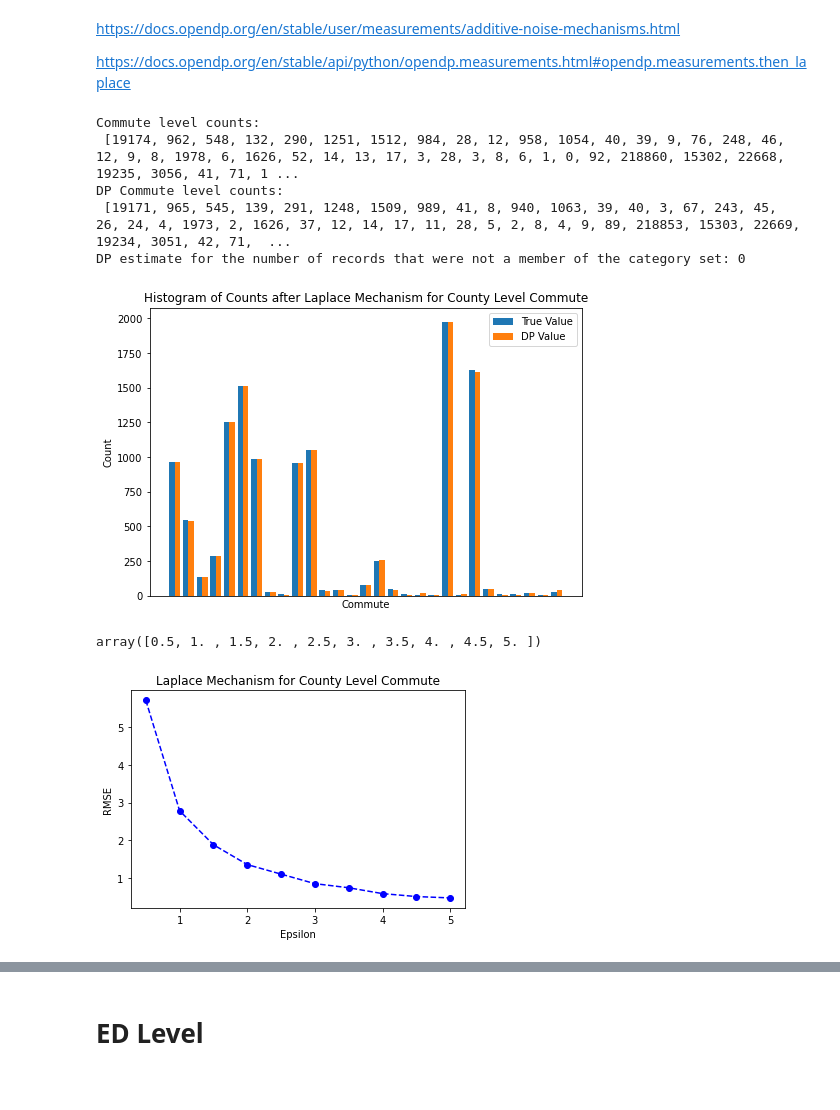
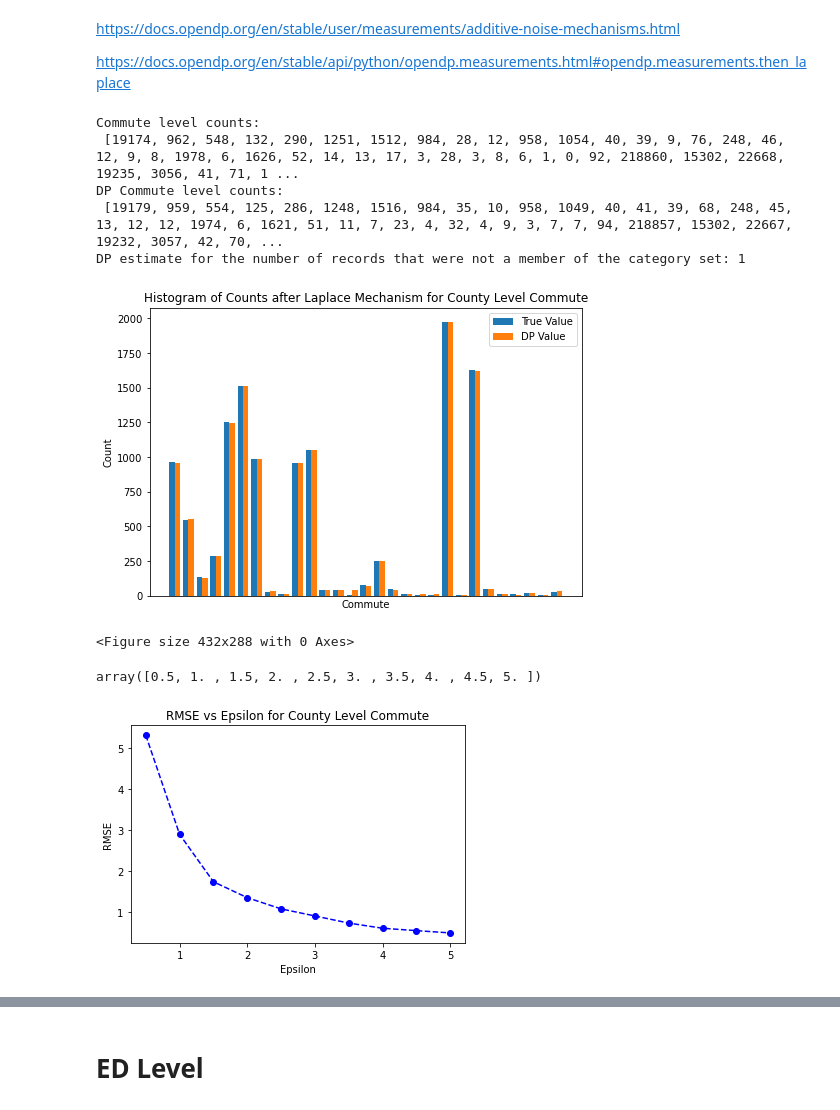
Before and after one commit to avalouisefinnegan/Thesis_DP, a Jupyter notebook: central_dp_laplace.ipynb, the cells around one changed output, grey strips where cells are left out. Cells and saved outputs as stored; diff of their text form; code cells hidden in the pictures.

```diff
--- a/central_dp_laplace.ipynb
+++ b/central_dp_laplace.ipynb
@@ -95,9 +89,11 @@ all_county_elapsed_time = []
 for epsilon in budget:
     #d_in is the sensistivity
     #d_out is the privacy budget ie.epsilon
-    noisy_histogram = dp.binary_search_chain(
-        lambda s: histogram >> dp.m.then_laplace(scale=s),
-        d_in=max_influence, d_out=epsilon)
+    # noisy_histogram = dp.binary_search_chain(
+    #     lambda s: histogram >> dp.m.then_laplace(scale=s),
+    #     d_in=max_influence, d_out=epsilon)
+
+    noisy_histogram = histogram >> dp.m.then_base_discrete_laplace(scale = max_influence/epsilon)
 
     start_time = time.time()
     released_counts = noisy_histogram(county_data)
@@ -118,13 +114,15 @@ print("DP estimate for the number of records that were not a member of the categ
 Commute level counts:
  [19174, 962, 548, 132, 290, 1251, 1512, 984, 28, 12, 958, 1054, 40, 39, 9, 76, 248, 46, 12, 9, 8, 1978, 6, 1626, 52, 14, 13, 17, 3, 28, 3, 8, 6, 1, 0, 92, 218860, 15302, 22668, 19235, 3056, 41, 71, 1 ...
 DP Commute level counts:
- [19171, 965, 545, 139, 291, 1248, 1509, 989, 41, 8, 940, 1063, 39, 40, 3, 67, 243, 45, 26, 24, 4, 1973, 2, 1626, 37, 12, 14, 17, 11, 28, 5, 2, 8, 4, 9, 89, 218853, 15303, 22669, 19234, 3051, 42, 71,  ...
-DP estimate for the number of records that were not a member of the category set: 0
+ [19179, 959, 554, 125, 286, 1248, 1516, 984, 35, 10, 958, 1049, 40, 41, 39, 68, 248, 45, 13, 12, 12, 1974, 6, 1621, 51, 11, 7, 23, 4, 32, 4, 9, 3, 7, 7, 94, 218857, 15302, 22667, 19232, 3057, 42, 70, ...
+DP estimate for the number of records that were not a member of the category set: 1
 # %%
 plot_histogram(county_sensitive_counts[1:30], all_county_released_counts[0][1:30])
-#plt.savefig("Histogram of Counts after Laplace Mechanism")
+plt.savefig("Histogram of Counts after Laplace Mechanism")
+plt.show()
 # %% [output]
 [figure]
+<Figure size 432x288 with 0 Axes>
 # %%
 def calculate_rmse(predicted_values, actual_values):
     # Calculate the squared differences
@@ -150,12 +148,13 @@ array([0.5, 1. , 1.5, 2. , 2.5, 3. , 3.5, 4. , 4.5, 5. ])
 # %%
 plt.plot(budget, all_county_rmse, 'bo')
 plt.plot(budget, all_county_rmse, 'b--')
 plt.xlabel('Epsilon')
 plt.ylabel('RMSE')
-plt.title('Laplace Mechanism for County Level Commute')
-plt.savefig("Laplace Mechanism for County Level Commute")
+plt.title('RMSE vs Epsilon for County Level Commute')
+plt.savefig('RMSE vs Epsilon for County Level Commute')
+plt.show()
 # %% [output]
-[figure, old version]
+[figure, new version]
 # %%
 #Maximum error
 all_county_max_count_difference = []
```
Also changed, not shown: parts of 18 cells of this notebook.
